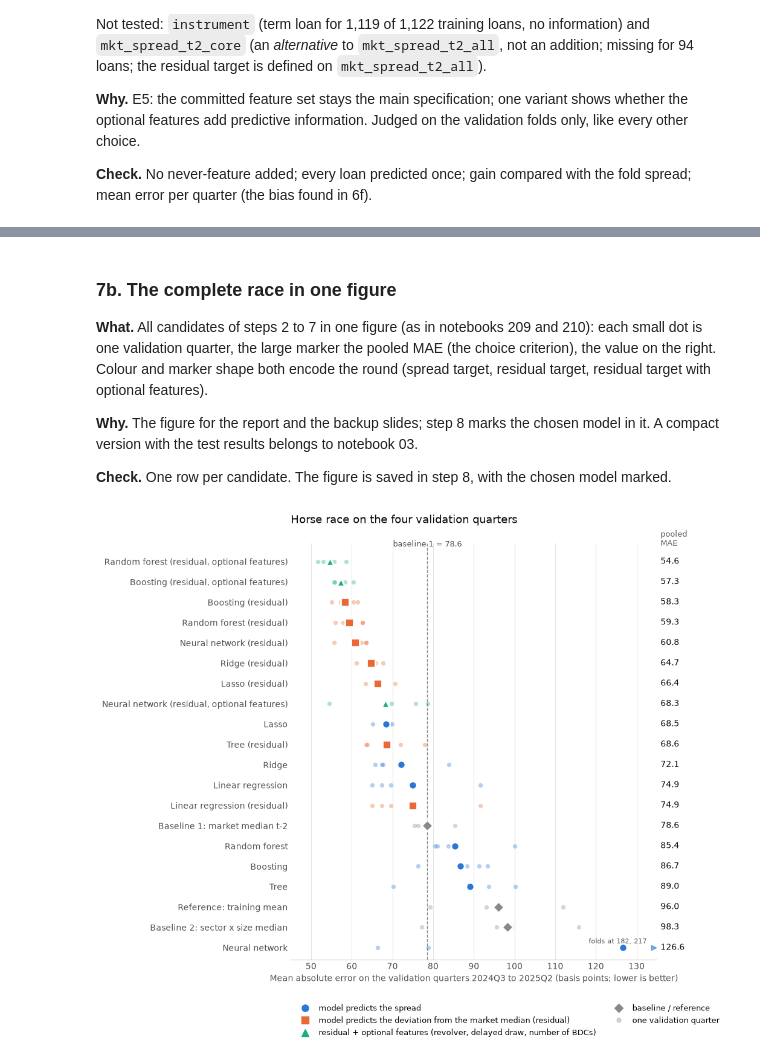
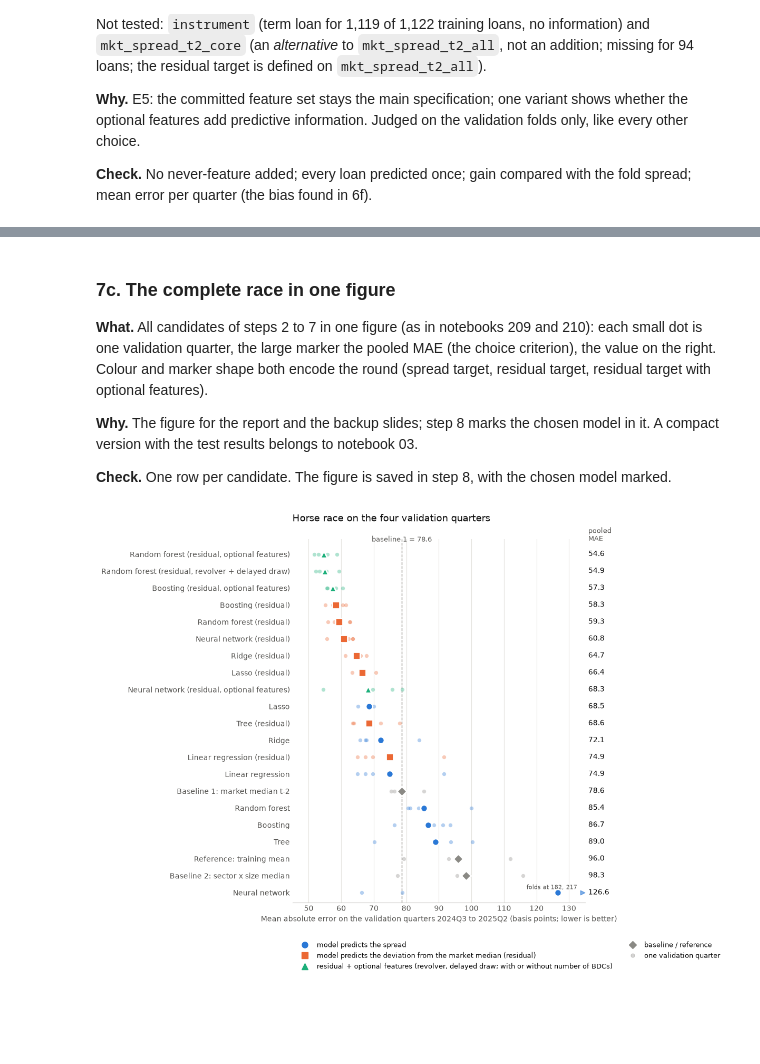
Before and after one commit to NeilErtl/DSF_Project, a Jupyter notebook: code/02_estimate.ipynb, the cells around one changed output, grey strips where cells are left out. Saved outputs shown, nothing was run; the diff lists cells and outputs as text; code cells hidden in the pictures; blank space fills up the shorter version.

```diff
--- a/code/02_estimate.ipynb
+++ b/code/02_estimate.ipynb
@@ -804,0 +828,18 @@ Random forest (residual, optional features)     11.2    21.8    15.9    21.5
+# %%
+print(dd.set_index("column").loc[OPTIONAL_NUM + OPTIONAL_CAT, ["known_at_cutoff"]].to_string())
+DEAL_CAT = ["has_revolver", "has_delayed_draw"]                # optional features known to every user
+FEATURES_MAIN = mh.NUM + mh.CAT + DEAL_CAT
+main_pre = lambda: mh.make_preprocessor(num=mh.NUM, cat=mh.CAT + DEAL_CAT)
+deal = run_folds("Random forest (residual, revolver + delayed draw)",
+                 lambda: ResidualOnMarket(make_pipeline(main_pre(), RandomForestRegressor(**variants["Random forest"][1]))),
+                 FEATURES_MAIN)
+assert len(deal) == fold_table["n_validation"].sum() and deal["y_pred"].between(1, 15).all()
+val = pd.concat([val, deal], ignore_index=True)
+race, by_fold = full_race(val)
+race.to_csv(TAB / "horse_race_validation.csv")
+save_predictions(val, PROC / "predictions_validation.csv")
+cols = ["mae_bps", "share_within_50bps", "fold_spread_bps"] + [c for c in race.columns if c.startswith("mae_fold")]
+print(race.loc[["Random forest (residual, optional features)", "Random forest (residual, revolver + delayed draw)",
+                "Random forest (residual)"], cols].to_string())
+print("mean error per validation quarter in bps (positive = prediction too low):")
+print(deal.assign(e=(deal["y_true"] - deal["y_pred"]) * 100).groupby("quarter")["e"].mean().round(1).to_string())
@@ -805,5 +864,5 @@ Random forest (residual, optional features)     11.2    21.8    15.9    21.5
 # %% [markdown]
-### 7b. The complete race in one figure
+### 7c. The complete race in one figure
 
 **What.** All candidates of steps 2 to 7 in one figure (as in notebooks 209 and 210): each small dot is one
 validation quarter, the large marker the pooled MAE (the choice criterion), the value on the right. Colour and marker
@@ -821,7 +880,7 @@ BLUE, ORANGE, GREY, INK, MUTED = "#2a78d6", "#eb6834", "#8a8984", "#0b0b0b", "#5
 X_MAX = 135                                   # fold MAEs beyond this are drawn at the edge and labelled
 GREEN = "#1baf7a"
 style = lambda n: ((GREY, "D") if ("aseline" in n or "Reference" in n) else
-                   ((GREEN, "^") if "optional" in n else ((ORANGE, "s") if "residual" in n else (BLUE, "o"))))
+                   ((GREEN, "^") if ("optional" in n or "revolver" in n) else ((ORANGE, "s") if "residual" in n else (BLUE, "o"))))
 
 
 def race_figure(chosen=None, save=False):
@@ -851,33 +910,33 @@ def race_figure(chosen=None, save=False):
     ax.text(1.01, len(order) - 0.35, "pooled\nMAE", transform=ax.get_yaxis_transform(), ha="left", va="bottom",
             fontsize=9, color=MUTED)
     ax.set_yticks(range(len(order)))
     ax.set_yticklabels(order, fontsize=10, color=INK)
     ax.set_ylim(-0.6, len(order) - 0.1)
     ax.set_xlim(45, X_MAX)
     ax.set_xlabel("Mean absolute error on the validation quarters 2024Q3 to 2025Q2 (basis points; lower is better)",
                   fontsize=10, color=MUTED)
     ax.grid(axis="x", color="#e5e4e0", lw=0.8, zorder=0)
     ax.tick_params(colors=MUTED, length=0)
     for side in ["top", "right", "left"]:
         ax.spines[side].set_visible(False)
     ax.spines["bottom"].set_color("#c9c8c3")
     handles = [Line2D([], [], marker="o", ls="", color=BLUE, markersize=8, label="model predicts the spread"),
                Line2D([], [], marker="s", ls="", color=ORANGE, markersize=8,
                       label="model predicts the deviation from the market median (residual)"),
                Line2D([], [], marker="^", ls="", color=GREEN, markersize=8,
-                      label="residual + optional features (revolver, delayed draw, number of BDCs)"),
+                      label="residual + optional features (revolver, delayed draw; with or without number of BDCs)"),
                Line2D([], [], marker="D", ls="", color=GREY, markersize=7, label="baseline / reference"),
                Line2D([], [], marker="o", ls="", color=GREY, alpha=0.35, markersize=5, label="one validation quarter")]
     ax.legend(handles=handles, loc="upper left", bbox_to_anchor=(0, -0.09), ncol=2, frameon=False, fontsize=9)
     ax.set_title("Horse race on the four validation quarters", loc="left", fontsize=13, color=INK, pad=24)
     fig.tight_layout()
     assert len(order) == val["model"].nunique()
     if save:
         fig.savefig(FIG / "horse_race_validation.png", dpi=200, bbox_inches="tight")
     plt.show()
 
 
 race_figure()   # all candidates; step 8 marks the chosen model and saves the figure
 # %% [output]
-[figure, old version]
+[figure, new version]
 # %% [markdown]
```
Also changed, not shown: parts of 18 cells of this notebook, 15 other files.
